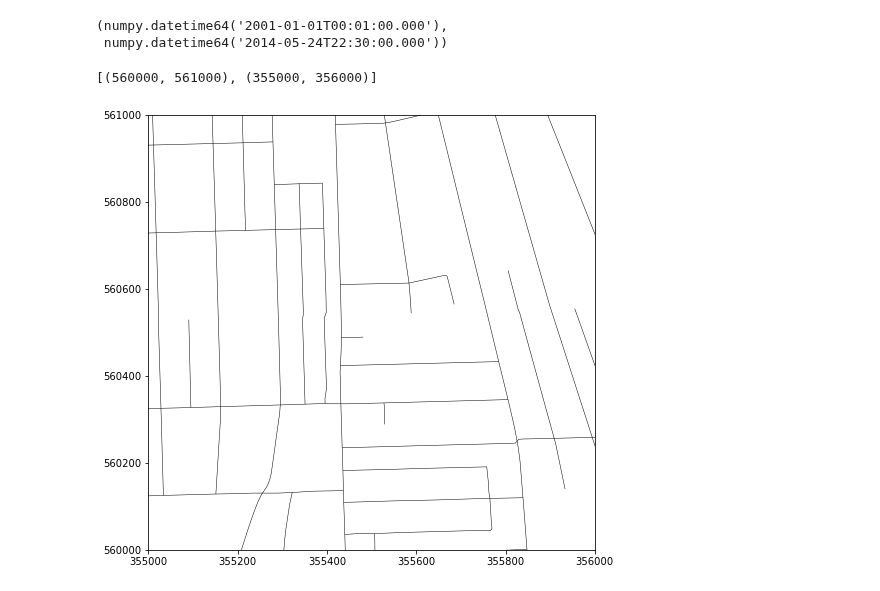
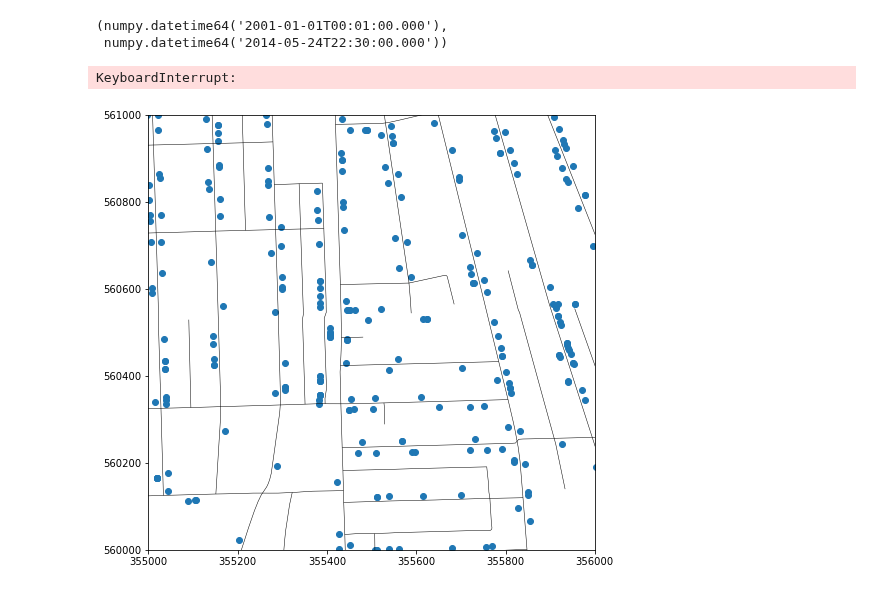
Before and after one commit to QuantCrimAtLeeds/PredictCode, a Jupyter notebook: examples/Networks/Project to graph.ipynb, the cells around one changed output. Saved outputs shown, nothing was run; the diff lists cells and outputs as text; code cells hidden in the pictures.

```diff
--- a/examples/Networks/Project to graph.ipynb
+++ b/examples/Networks/Project to graph.ipynb
@@ -173,14 +141,21 @@ points.time_range
+# %%
+out = []
+for pt in points.coords.T:
+    best = open_cp.geometry.project_point_to_lines(pt, lines)
+    out.append(best)
+# %% [output]
+KeyboardInterrupt:
 # %%
 fig, ax = plt.subplots(figsize=(8,8))
 
-#ax.scatter(points.xcoords, points.ycoords)
+ax.scatter(points.xcoords, points.ycoords)
 lc = matplotlib.collections.LineCollection(open_cp.plot.lines_from_geometry(chicago.geometry),
     color="black", linewidth=0.5)
 ax.add_collection(lc)
 
 xrange = [355000, 356000]
 yrange = [560000, 561000]
 ax.set(xlim=xrange, ylim=yrange)
+None
 # %% [output]
-[(560000, 561000), (355000, 356000)]
-[figure, old version]
+[figure, new version]
```
Also changed, not shown: parts of 10 cells of this notebook, 8 other files.
